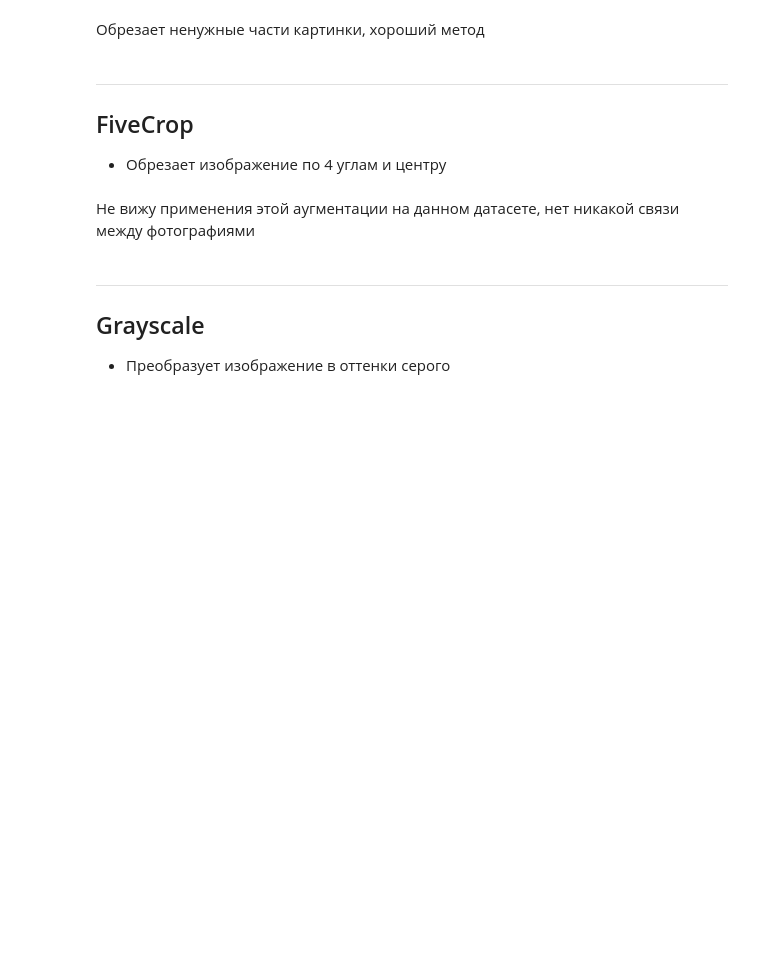
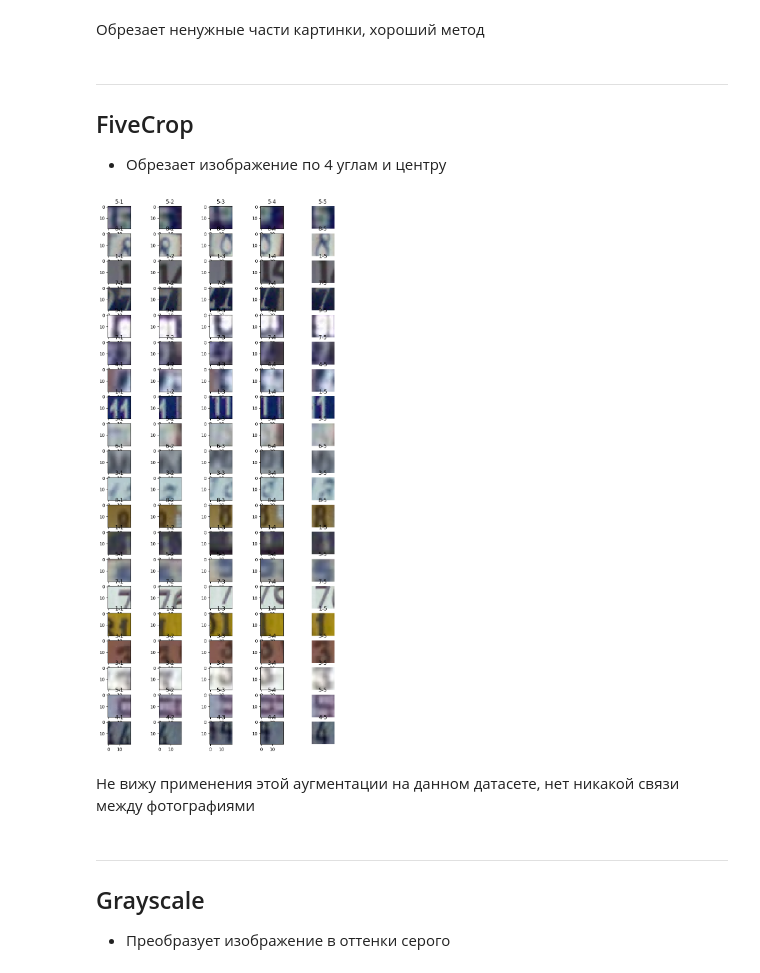
Before and after one commit to GrishaTS/YaMlProject, a Jupyter notebook: notebooks/skewbek/Augmentation/augmentation.ipynb, the cells around one changed output. Drawn from its saved outputs; the diff is of its cells as text; code cells hidden in the pictures; blank space fills up the shorter version.

```diff
--- a/notebooks/skewbek/Augmentation/augmentation.ipynb
+++ b/notebooks/skewbek/Augmentation/augmentation.ipynb
@@ -66,19 +75,21 @@ draw_aug_ds(center_crop)
 # %%
 five_crop = tv.transforms.FiveCrop(size=(20, 20))
 plt.figure(figsize=(10, 22))
 c = 0
 for i in range(20):
     imgs = five_crop(Image.fromarray((images[i] * 255).astype(np.uint8), 'RGB'))
     im_c = 1
     for im in imgs:
         plt.subplot(20, 5, c + 1)
         plt.imshow(np.array(im), cmap=plt.cm.binary)
-        name = classes[i]
+        name = labels[i]
         plt.title(f'{name}-{im_c}')
         c += 1
         im_c += 1
     plt.axis('off')
 plt.show()
+# %% [output]
+[figure, added]
 # %% [markdown]
 Не вижу применения этой аугментации на данном датасете, нет никакой связи между фотографиями
 # %% [markdown]
```
Also changed, not shown: parts of 25 cells of this notebook, 1 other file.
